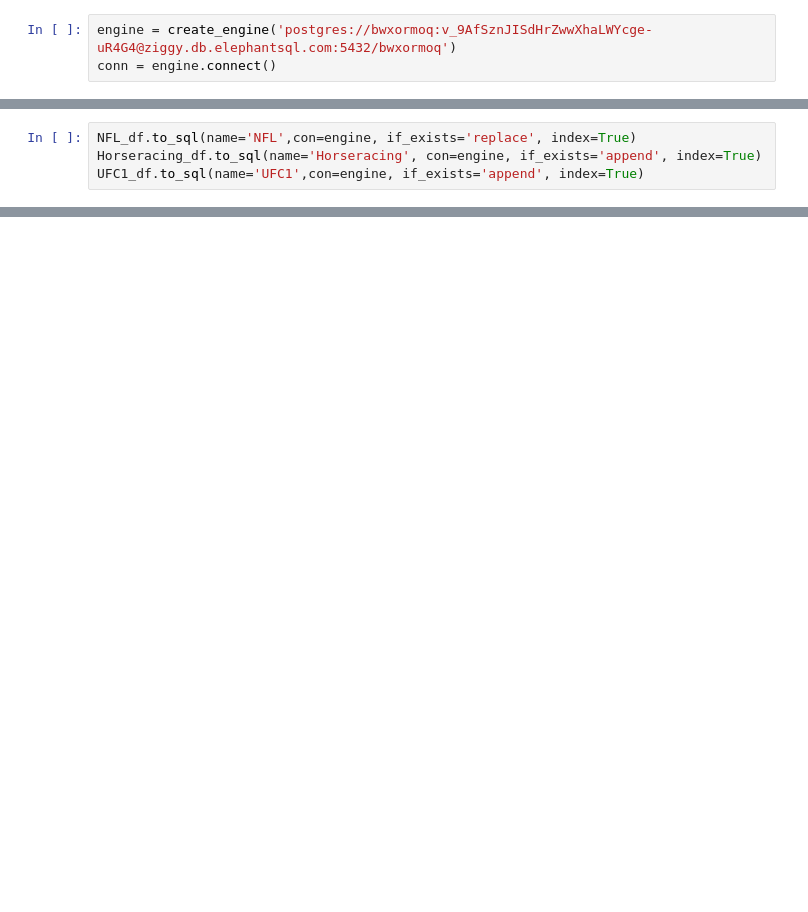
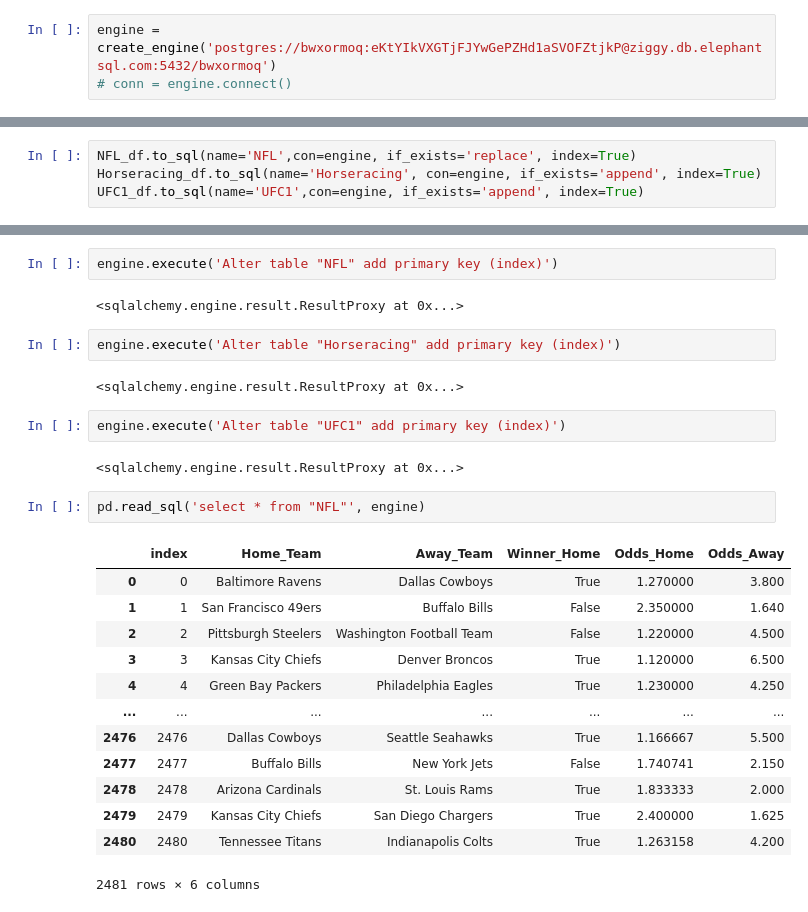
Before and after one commit to samerarbaji/Project3, a Jupyter notebook: SportsbettingApp/resources/project3.ipynb, the cells around one changed output, grey strips where cells are left out. Drawn from its saved outputs; the diff is of its cells as text; blank space fills up the shorter version.

```diff
--- a/SportsbettingApp/resources/project3.ipynb
+++ b/SportsbettingApp/resources/project3.ipynb
@@ -44,8 +44,8 @@ UFC1_df.head()
 | 3 | Johnny Walker | Nikita Krylov | -137 | 127 | Blue |
 | 4 | Francisco Trinaldo | John Makdessi | -160 | 150 | Red |
 # %%
-engine = create_engine('postgres://bwxormoq:v_9AfSznJISdHrZwwXhaLWYcge-uR4G4@ziggy.db.elephantsql.com:5432/bwxormoq')
-conn = engine.connect()
+engine = create_engine('postgres://bwxormoq:eKtYIkVXGTjFJYwGePZHd1aSVOFZtjkP@ziggy.db.elephantsql.com:5432/bwxormoq')
+# conn = engine.connect()
 # %%
 engine.table_names()
 # %% [output]
@@ -56,0 +116,28 @@ UFC1_df.to_sql(name='UFC1',con=engine, if_exists='append', index=True)
+# %%
+engine.execute('Alter table "NFL" add primary key (index)')
+# %% [output]
+<sqlalchemy.engine.result.ResultProxy at 0x...>
+# %%
+engine.execute('Alter table "Horseracing" add primary key (index)')
+# %% [output]
+<sqlalchemy.engine.result.ResultProxy at 0x...>
+# %%
+engine.execute('Alter table "UFC1" add primary key (index)')
+# %% [output]
+<sqlalchemy.engine.result.ResultProxy at 0x...>
+# %%
+pd.read_sql('select * from "NFL"', engine)
+# %% [output]
+|  | index | Home_Team | Away_Team | Winner_Home | Odds_Home | Odds_Away |
+| 0 | 0 | Baltimore Ravens | Dallas Cowboys | True | 1.270000 | 3.800 |
+| 1 | 1 | San Francisco 49ers | Buffalo Bills | False | 2.350000 | 1.640 |
+| 2 | 2 | Pittsburgh Steelers | Washington Football Team | False | 1.220000 | 4.500 |
+| 3 | 3 | Kansas City Chiefs | Denver Broncos | True | 1.120000 | 6.500 |
+| 4 | 4 | Green Bay Packers | Philadelphia Eagles | True | 1.230000 | 4.250 |
+| ... | ... | ... | ... | ... | ... | ... |
+| 2476 | 2476 | Dallas Cowboys | Seattle Seahawks | True | 1.166667 | 5.500 |
+| 2477 | 2477 | Buffalo Bills | New York Jets | False | 1.740741 | 2.150 |
+| 2478 | 2478 | Arizona Cardinals | St. Louis Rams | True | 1.833333 | 2.000 |
+| 2479 | 2479 | Kansas City Chiefs | San Diego Chargers | True | 2.400000 | 1.625 |
+| 2480 | 2480 | Tennessee Titans | Indianapolis Colts | True | 1.263158 | 4.200 |
+2481 rows × 6 columns
```
Also changed, not shown: parts of 10 cells of this notebook.
